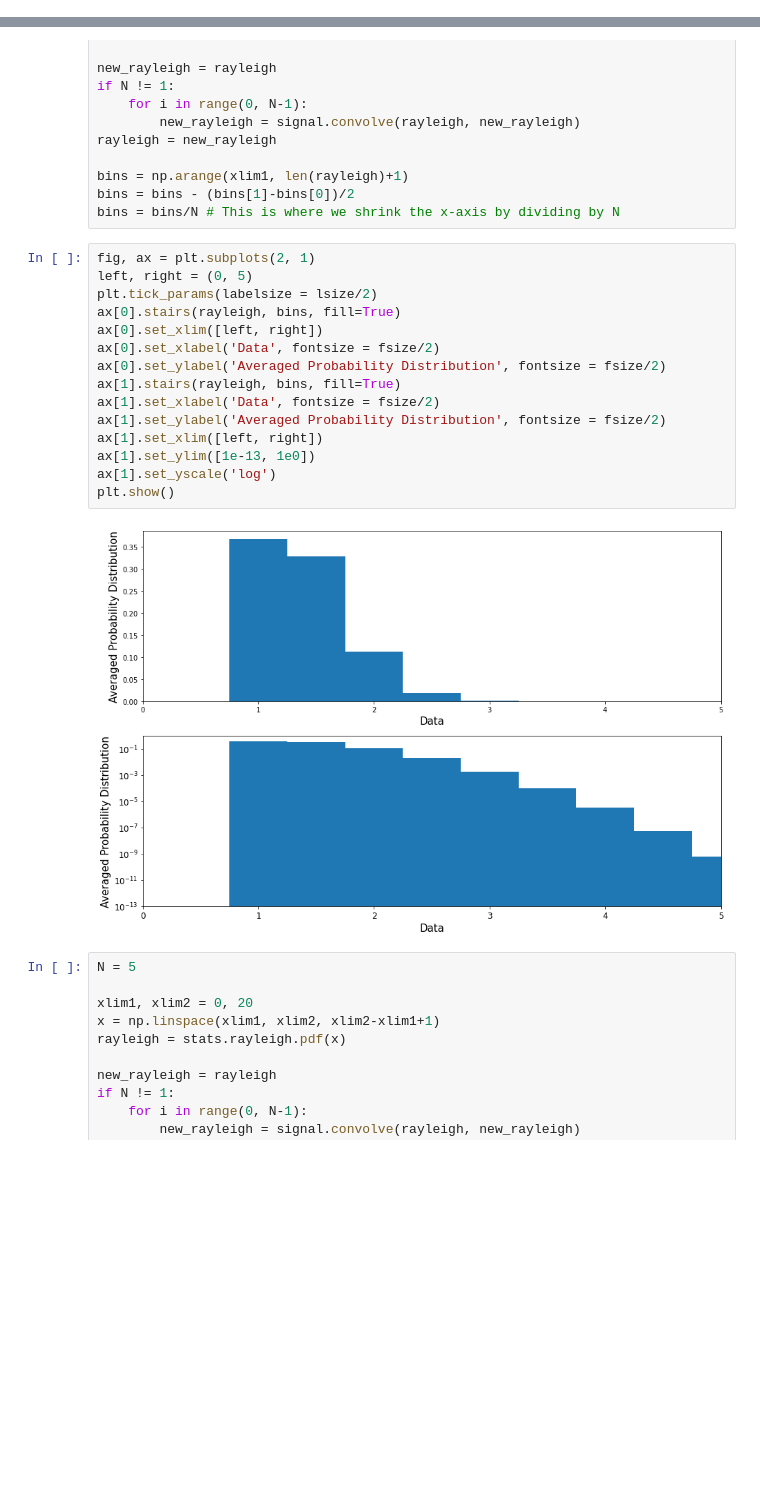
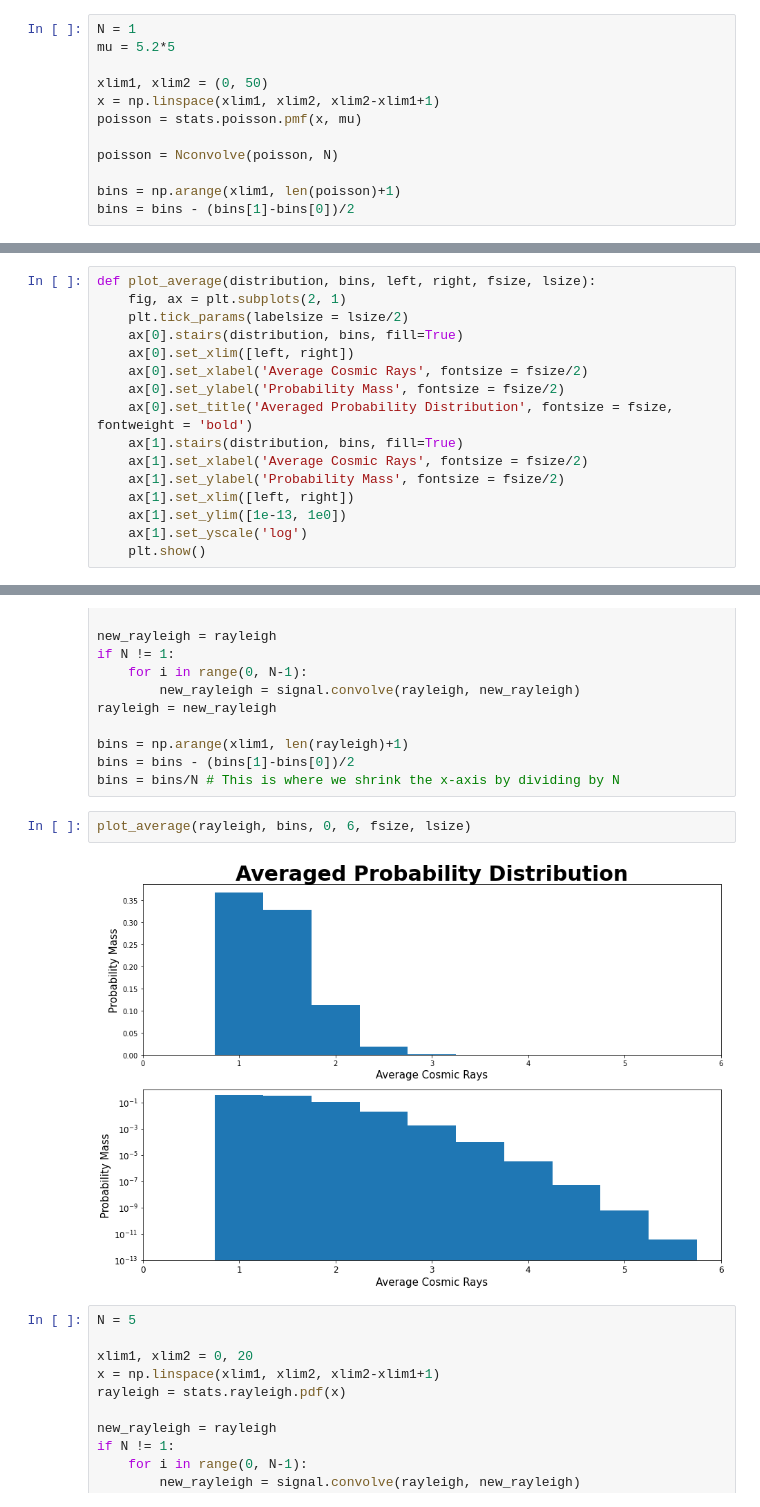
Before and after one commit to SOLHAUG13/Phys434_Autumn2021, a Jupyter notebook: Lab2/Lab2.ipynb, the cells around one changed output, grey strips where cells are left out. Saved outputs shown, nothing was run; the diff lists cells and outputs as text; blank space fills up the shorter version.

```diff
--- a/Lab2/Lab2.ipynb
+++ b/Lab2/Lab2.ipynb
@@ -174,0 +131,12 @@ plt.show()
+# %%
+N = 1
+mu = 5.2*5
+
+xlim1, xlim2 = (0, 50)
+x = np.linspace(xlim1, xlim2, xlim2-xlim1+1)
+poisson = stats.poisson.pmf(x, mu)
+
+poisson = Nconvolve(poisson, N)
+
+bins = np.arange(xlim1, len(poisson)+1)
+bins = bins - (bins[1]-bins[0])/2
@@ -250,0 +159,16 @@ plt.show()
+# %%
+def plot_average(distribution, bins, left, right, fsize, lsize):
+    fig, ax = plt.subplots(2, 1)
+    plt.tick_params(labelsize = lsize/2)
+    ax[0].stairs(distribution, bins, fill=True)
+    ax[0].set_xlim([left, right])
+    ax[0].set_xlabel('Average Cosmic Rays', fontsize = fsize/2)
+    ax[0].set_ylabel('Probability Mass', fontsize = fsize/2)
+    ax[0].set_title('Averaged Probability Distribution', fontsize = fsize, fontweight = 'bold')
+    ax[1].stairs(distribution, bins, fill=True)
+    ax[1].set_xlabel('Average Cosmic Rays', fontsize = fsize/2)
+    ax[1].set_ylabel('Probability Mass', fontsize = fsize/2)
+    ax[1].set_xlim([left, right])
+    ax[1].set_ylim([1e-13, 1e0])
+    ax[1].set_yscale('log')
+    plt.show()
@@ -344,22 +305,9 @@ bins = np.arange(xlim1, len(rayleigh)+1)
 bins = bins - (bins[1]-bins[0])/2
 bins = bins/N # This is where we shrink the x-axis by dividing by N
 # %%
-fig, ax = plt.subplots(2, 1)
-left, right = (0, 5)
-plt.tick_params(labelsize = lsize/2)
-ax[0].stairs(rayleigh, bins, fill=True)
-ax[0].set_xlim([left, right])
-ax[0].set_xlabel('Data', fontsize = fsize/2)
-ax[0].set_ylabel('Averaged Probability Distribution', fontsize = fsize/2)
-ax[1].stairs(rayleigh, bins, fill=True)
-ax[1].set_xlabel('Data', fontsize = fsize/2)
-ax[1].set_ylabel('Averaged Probability Distribution', fontsize = fsize/2)
-ax[1].set_xlim([left, right])
-ax[1].set_ylim([1e-13, 1e0])
-ax[1].set_yscale('log')
-plt.show()
+plot_average(rayleigh, bins, 0, 6, fsize, lsize)
 # %% [output]
-[figure, old version]
+[figure, new version]
 # %%
 N = 5
 
```
Also changed, not shown: parts of 63 cells of this notebook.
